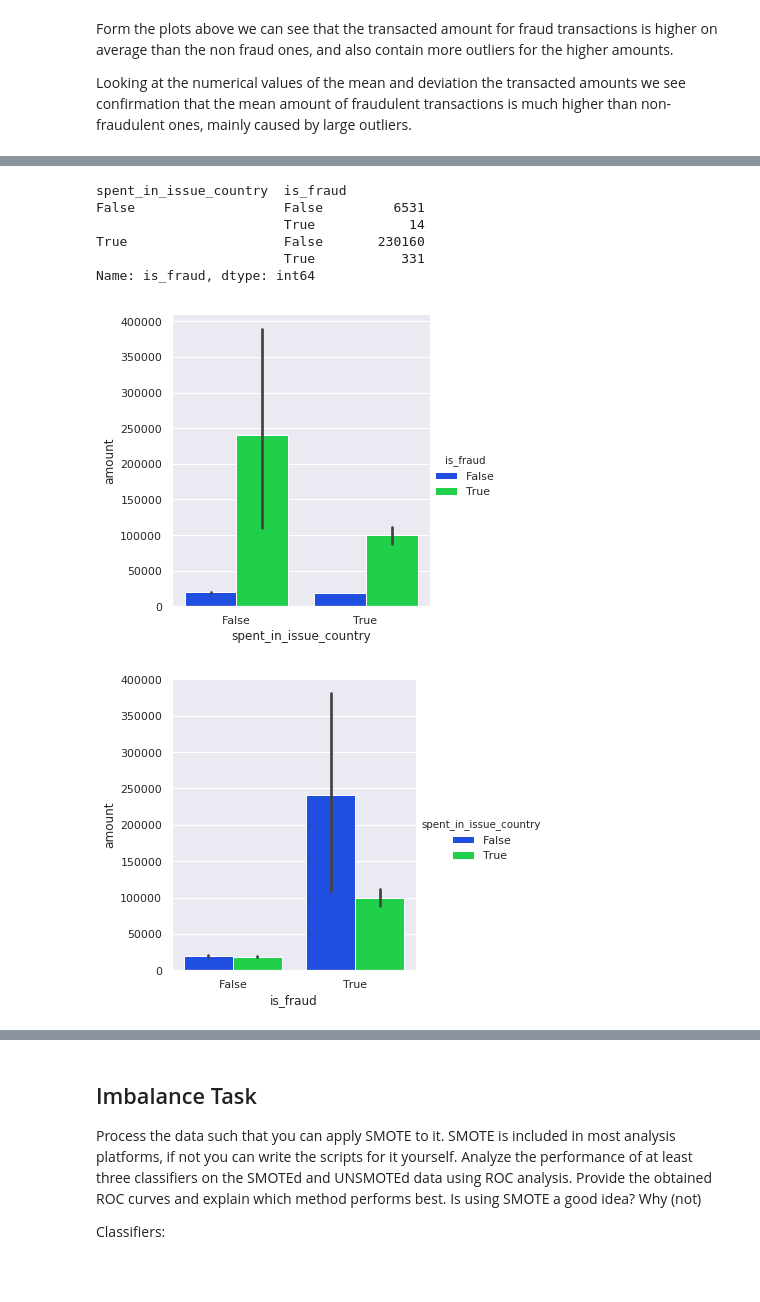
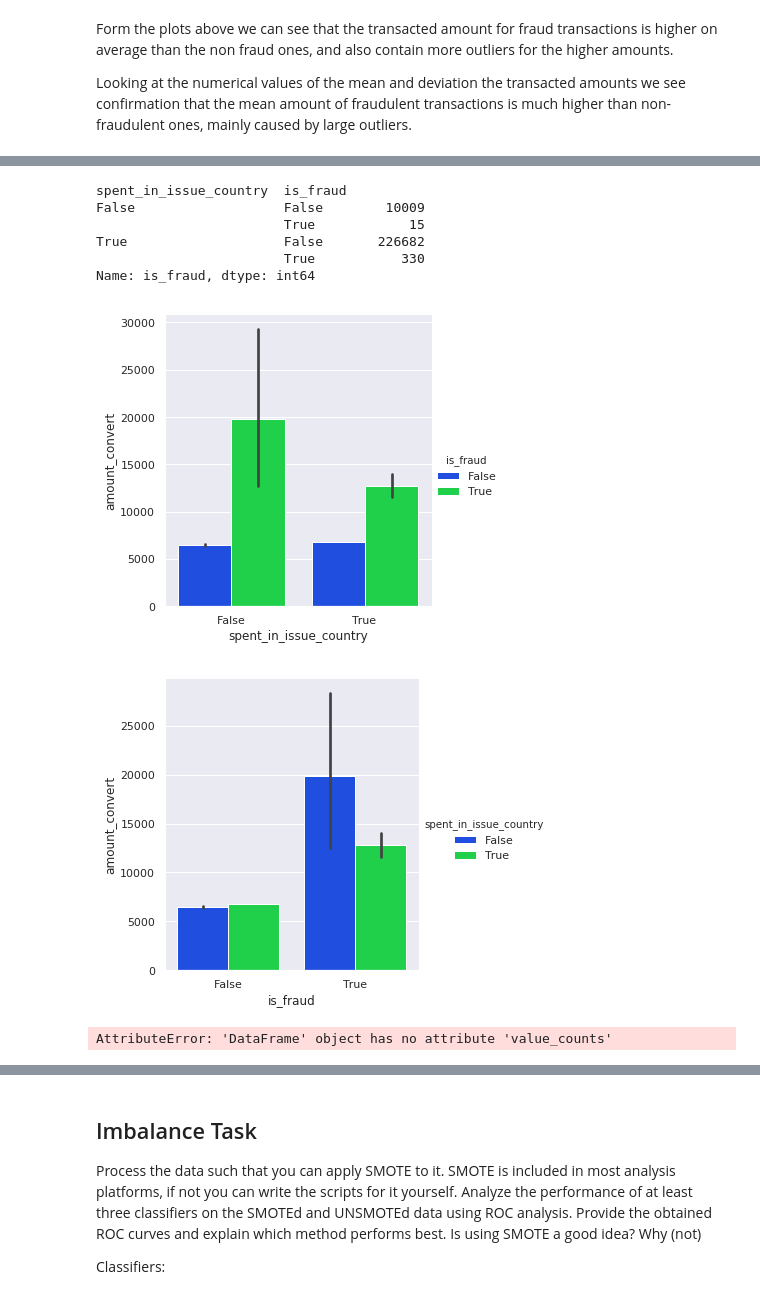
Before and after one commit to mennobo/CS4035_CDA_3, a Jupyter notebook: Assignment1/Classification.ipynb, the cells around one changed output, grey strips where cells are left out. Drawn from its saved outputs; the diff is of its cells as text; code cells hidden in the pictures.

```diff
--- a/Assignment1/Classification.ipynb
+++ b/Assignment1/Classification.ipynb
@@ -29,6 +29,11 @@ In order to skip all preprocessing functions we can import the processed data fr
 df = pd.read_csv('preprocess.csv')
 df.bookingdate = pd.to_datetime(df.bookingdate)
 df.creationdate = pd.to_datetime(df.creationdate)
+
+df_orig = pd.DataFrame(pd.read_csv('data_for_student_case.csv'))
+df_orig.bookingdate = pd.to_datetime(df.bookingdate)
+df_orig.creationdate = pd.to_datetime(df.creationdate)
+df_orig['is_fraud'] = df_orig['simple_journal'].apply(lambda x: x=='Chargeback')
 # %% [markdown]
 If you want to process the file from the originally supplied file use the following code.
 
@@ -235,8 +249,6 @@ sns.barplot(data=df, x="currencycode", y="amount", hue="is_fraud")
 # Amount of fraudulent tranactions per account code
 # MexicoAccount has by far the most fraudulent transations, but the amounts are much lower per fraudulent transaction.
 # SwedenAccount has the lowest number of fraudulent txs, but the amount of money involved is the highest
-df = pd.read_csv('data_for_student_case.csv')
-df['is_fraud'] = df.simple_journal.apply(lambda x:  x == 'Chargeback')
 fraudulent = df[df["is_fraud"] == 1]
 plt.figure()
 fraudulent['accountcode'].value_counts().plot(kind='bar')
@@ -286,38 +282,33 @@ monthly = df.groupby(df['bookingdate'].dt.month).mean()
 # %%
 # Attempting to explore is theres a higher chance of fraud when issuercountrycode != shoppercountrycode
 
-is_equal = df[df['issuercountrycode'] == df['shoppercountrycode']]
-not_equal = df[df['issuercountrycode'] != df['shoppercountrycode']]
+is_equal = df_orig[df_orig['issuercountrycode'] == df_orig['shoppercountrycode']]
+not_equal = df_orig[df_orig['issuercountrycode'] != df_orig['shoppercountrycode']]
 
-spent_in_issue_country = df['issuercountrycode'] == df['shoppercountrycode']
+spent_in_issue_country = df_orig['issuercountrycode'] == df_orig['shoppercountrycode']
 df['spent_in_issue_country'] = spent_in_issue_country
-# sns.barplot(data=is_equal, x="currencycode", y="amount", hue="is_fraud")
-# sns.barplot(data=df, x="currencycode", y="amount", hue="is_fraud")
 
-# is_equal['is_fraud']
-# fig1, ax1 = plt.subplots()
-# ax1.pie(is_equal['is_fraud'], labels=['is fraud', 'is not fraud'], autopct='%1.1f%%', shadow=True)
-# ax1.axis('equal')
-# plt.show()
-# df.plot(kind='pie', y='amount')
-
-sns.factorplot(data=df, kind='bar', x="spent_in_issue_country", y="amount", hue="is_fraud")
-sns.factorplot(data=df, kind='bar', x="is_fraud", y="amount", hue="spent_in_issue_country")
+sns.factorplot(data=df, kind='bar', x="spent_in_issue_country", y="amount_convert", hue="is_fraud")
+sns.factorplot(data=df, kind='bar', x="is_fraud", y="amount_convert", hue="spent_in_issue_country")
 
 group = df.groupby(["spent_in_issue_country", "is_fraud"])["is_fraud"].count()
 # group[0].plot.bar(title="spent_in_issue_country=False")
 # group[1].plot.bar(title="spent_in_issue_country=True")
 
 # group[0].plot.pie(subplots=True)
 print(group)
 # %% [output]
 spent_in_issue_country  is_fraud
-False                   False         6531
-                        True            14
-True                    False       230160
-                        True           331
+False                   False        10009
+                        True            15
+True                    False       226682
+                        True           330
 Name: is_fraud, dtype: int64
-[figure, old version]
+[figure, new version]
-[figure, old version]
+[figure, new version]
+# %%
+df.value_counts()
+# %% [output]
+AttributeError: 'DataFrame' object has no attribute 'value_counts'
 # %%
 # Heatmap, only numerical data is taken into account,
```
Also changed, not shown: parts of 32 cells of this notebook.
